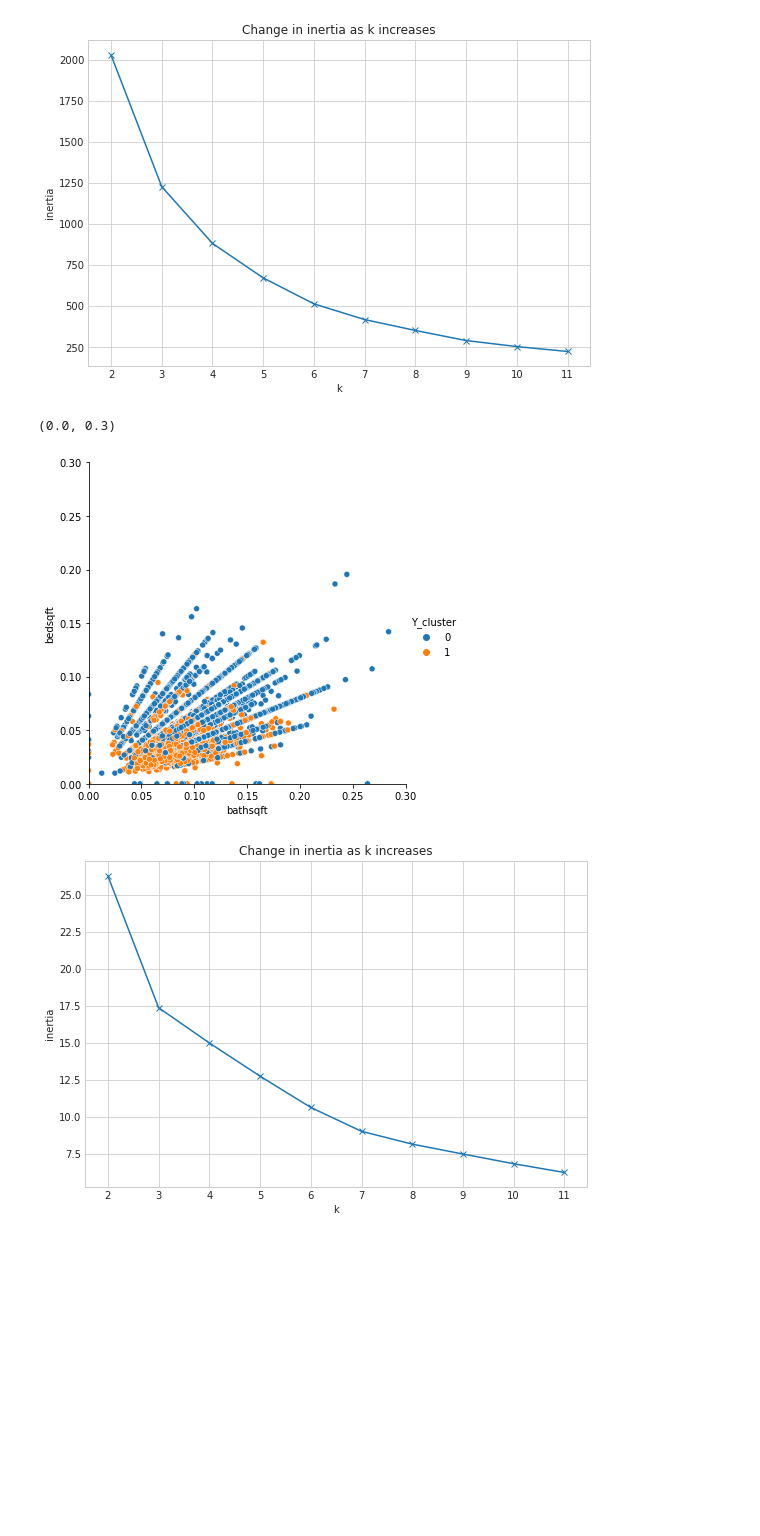
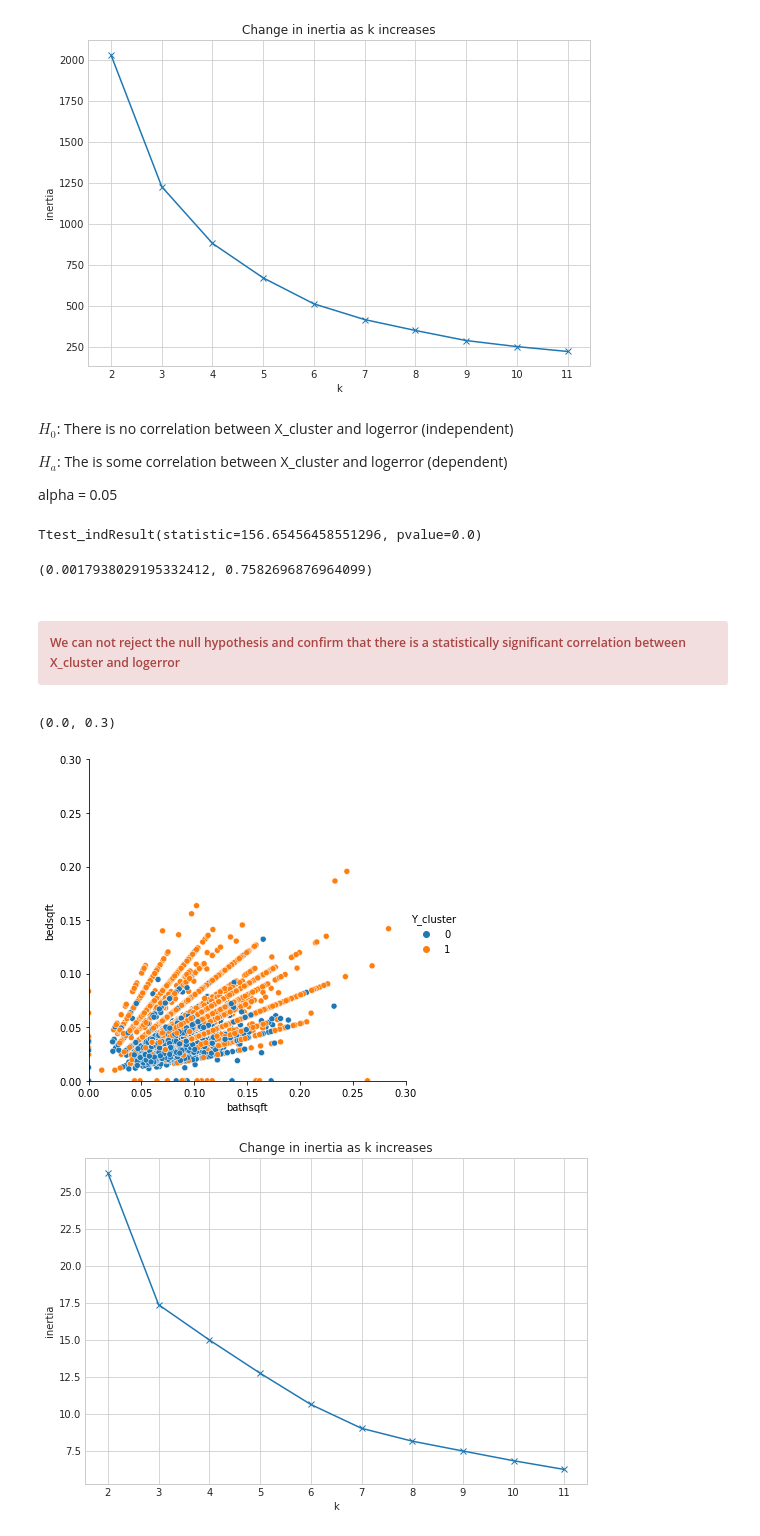
Before and after one commit to albertopuentes/Clustering-Project---Tale-of-Two-Cities, a Jupyter notebook: clustering_notebook.ipynb, the cells around one changed output. Saved outputs shown, nothing was run; the diff lists cells and outputs as text; code cells hidden in the pictures; blank space fills up the shorter version.

```diff
--- a/clustering_notebook.ipynb
+++ b/clustering_notebook.ipynb
@@ -733,19 +855,43 @@ with plt.style.context('seaborn-whitegrid'):
     plt.title('Change in inertia as k increases')
 # %% [output]
 [figure]
+# %% [markdown]
+$H_0$: There is no correlation between X_cluster and logerror (independent)
+
+$H_a$: The is some correlation between X_cluster and logerror (dependent)
+
+alpha = 0.05
+# %%
+stats.ttest_ind(train_scaled.X_cluster, train_scaled.logerror)
+# %% [output]
+Ttest_indResult(statistic=156.65456458551296, pvalue=0.0)
+# %%
+corr, p = stats.pearsonr(train_scaled.X_cluster, train_scaled.logerror)
+corr, p
+# %% [output]
+(0.0017938029195332412, 0.7582696876964099)
+# %% [markdown]
+##### <div class="alert alert-block alert-danger">We can not reject the null hypothesis and confirm that there is a statistically significant correlation between X_cluster and logerror
+</div>
 # %%
 Y = train_scaled[['bathsqft', 'bedsqft', 'value_generalmkt']]
+Yv = validate_scaled[['bathsqft', 'bedsqft', 'value_generalmkt']]
+Yt = test_scaled[['bathsqft', 'bedsqft', 'value_generalmkt']]
 # %%
 kmeans = KMeans(n_clusters=2)
 kmeans.fit(Y)
+kmeans.fit(Yv)
+kmeans.fit(Yt)
 train_scaled['Y_cluster'] = kmeans.predict(Y)
+validate_scaled['Y_cluster'] = kmeans.predict(Yv)
+test_scaled['Y_cluster'] = kmeans.predict(Yt)
 
 sns.relplot(data=train_scaled, x='bathsqft', y='bedsqft', hue='Y_cluster')
 plt.xlim(0,.3)
 plt.ylim(0,.3)
 # %% [output]
 (0.0, 0.3)
-[figure, old version]
+[figure, new version]
 # %%
 with plt.style.context('seaborn-whitegrid'):
     plt.figure(figsize=(9, 6))
```
Also changed, not shown: parts of 68 cells of this notebook.
